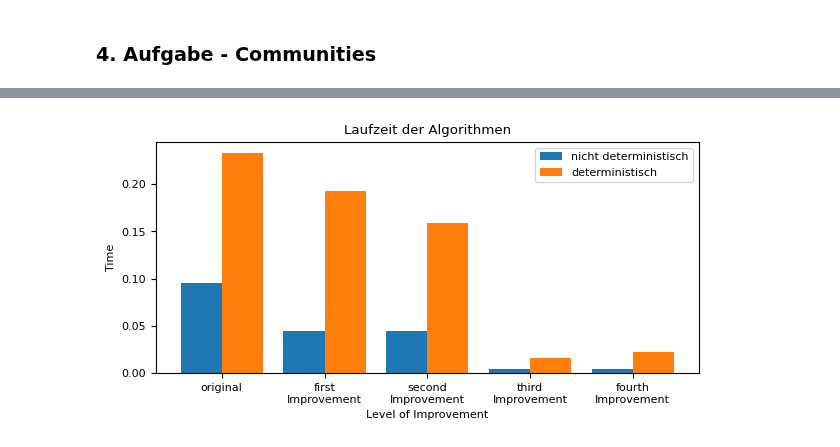
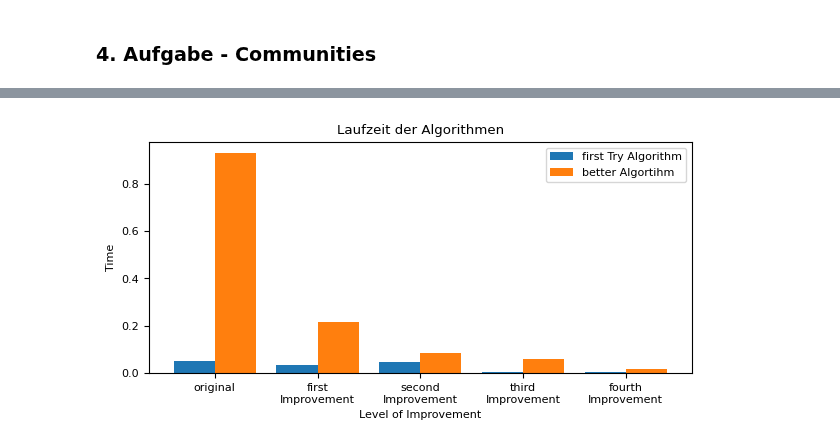
Before and after one commit to Hanno1/AlgorithmischeNetzwerkanalyseLAB, a Jupyter notebook: presentation_task4.ipynb, the cells around one changed output, grey strips where cells are left out. Saved outputs shown, nothing was run; the diff lists cells and outputs as text; code cells hidden in the pictures.

```diff
--- a/presentation_task4.ipynb
+++ b/presentation_task4.ipynb
@@ -64,0 +38,10 @@ print(Tp.search_2_plex(G, version=5))
+# %%
+# 1. Wie werden die Algorithmen ausgeführt und was ist die Ausgabe?
+
+for i in range(4):
+    print(Tp.search_2_plex(G, version=i))
+
+print("")
+
+for i in range(4):
+    print(Tpr.search_2_plex_main(G, version=i))
@@ -66,35 +59,35 @@ print(Tp.search_2_plex(G, version=5))
 # Laufzeit -> Vergleich aller 5 Varianten auf Karate Netzwerk
 # Vergleich determinisitisch vs nicht-deterministisch
 plt.rcParams.update({'font.size': 8})
 
 G = Graph("networks/out.ucidata-zachary_")
 
 names = ["original", "first\nImprovement", "second\nImprovement",
          "third\nImprovement", "fourth\nImprovement"]
 times = []
 times_det = []
 
 for i in range(len(names)):
     start_time = time.time()
-    Tp.search_2_plex(G, i)
+    Tp.search_2_plex(G, version=i)
     times.append(time.time() - start_time)
 
     start_time = time.time()
-    Tpc.search_2_plex_det(G, i)
+    Tpr.search_2_plex_main(G, version=i)
     times_det.append(time.time() - start_time)
 
 fig = plt.figure(figsize=(7, 3))
 
 X_axis = np.arange(len(names))
 
-plt.bar(X_axis - 0.2, times, 0.4, label = 'nicht deterministisch')
-plt.bar(X_axis + 0.2, times_det, 0.4, label = 'deterministisch')
+plt.bar(X_axis - 0.2, times, 0.4, label = 'first Try Algorithm')
+plt.bar(X_axis + 0.2, times_det, 0.4, label = 'better Algortihm')
 
 plt.xticks(X_axis, names)
 plt.xlabel("Level of Improvement")
 plt.ylabel("Time")
 plt.title("Laufzeit der Algorithmen")
 plt.legend()
 plt.show()
 # %% [output]
-[figure, old version]
+[figure, new version]
```
Also changed, not shown: parts of 13 cells of this notebook, 3 other files.
